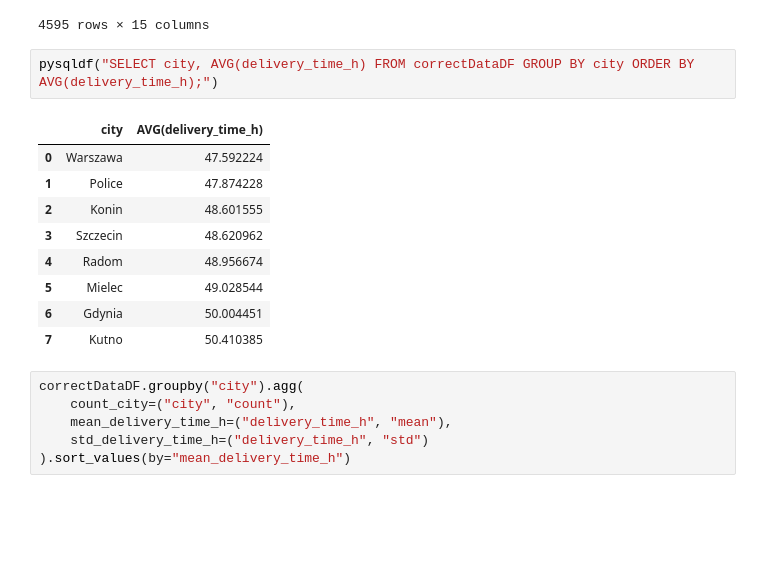
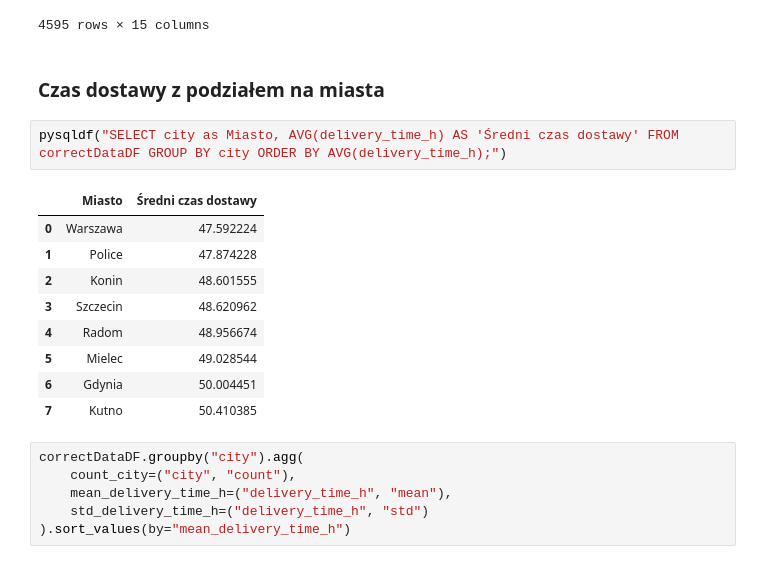
Before and after one commit to plibera/IUM_Project, a Jupyter notebook: dataAnalysis.ipynb, the cells around one changed output. Cells and saved outputs as stored; diff of their text form; blank space fills up the shorter version.

```diff
--- a/dataAnalysis.ipynb
+++ b/dataAnalysis.ipynb
@@ -200,10 +249,12 @@ correctDataDF
 | 4593 | 2021-01-16 12:36:17 | 2021-01-17 01:48:18.440661 | 620.0 | 10 | Telefon Siemens Gigaset DA310 | 58.97 | ... |
 | 4594 | 2021-02-21 03:33:21 | 2021-02-22 06:06:29.464933 | 620.0 | 0 | Doom 3 (PC) | 19.99 | ... |
 4595 rows × 15 columns
+# %% [markdown]
+### Czas dostawy z podziałem na miasta
 # %%
-pysqldf("SELECT city, AVG(delivery_time_h) FROM correctDataDF GROUP BY city ORDER BY AVG(delivery_time_h);")
+pysqldf("SELECT city as Miasto, AVG(delivery_time_h) AS 'Średni czas dostawy' FROM correctDataDF GROUP BY city ORDER BY AVG(delivery_time_h);")
 # %% [output]
-|  | city | AVG(delivery_time_h) |
+|  | Miasto | Średni czas dostawy |
 | 0 | Warszawa | 47.592224 |
 | 1 | Police | 47.874228 |
 | 2 | Konin | 48.601555 |
```
Also changed, not shown: parts of 20 cells of this notebook.
